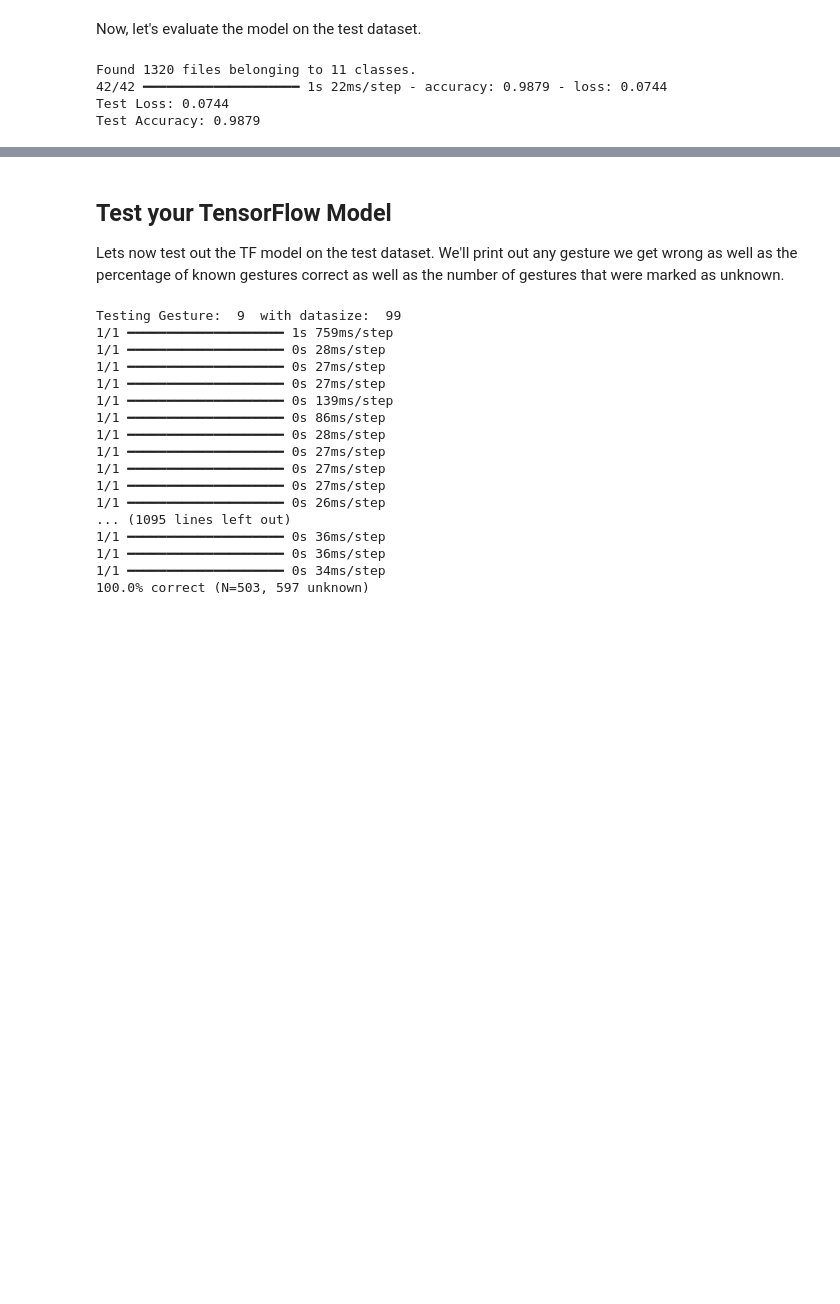
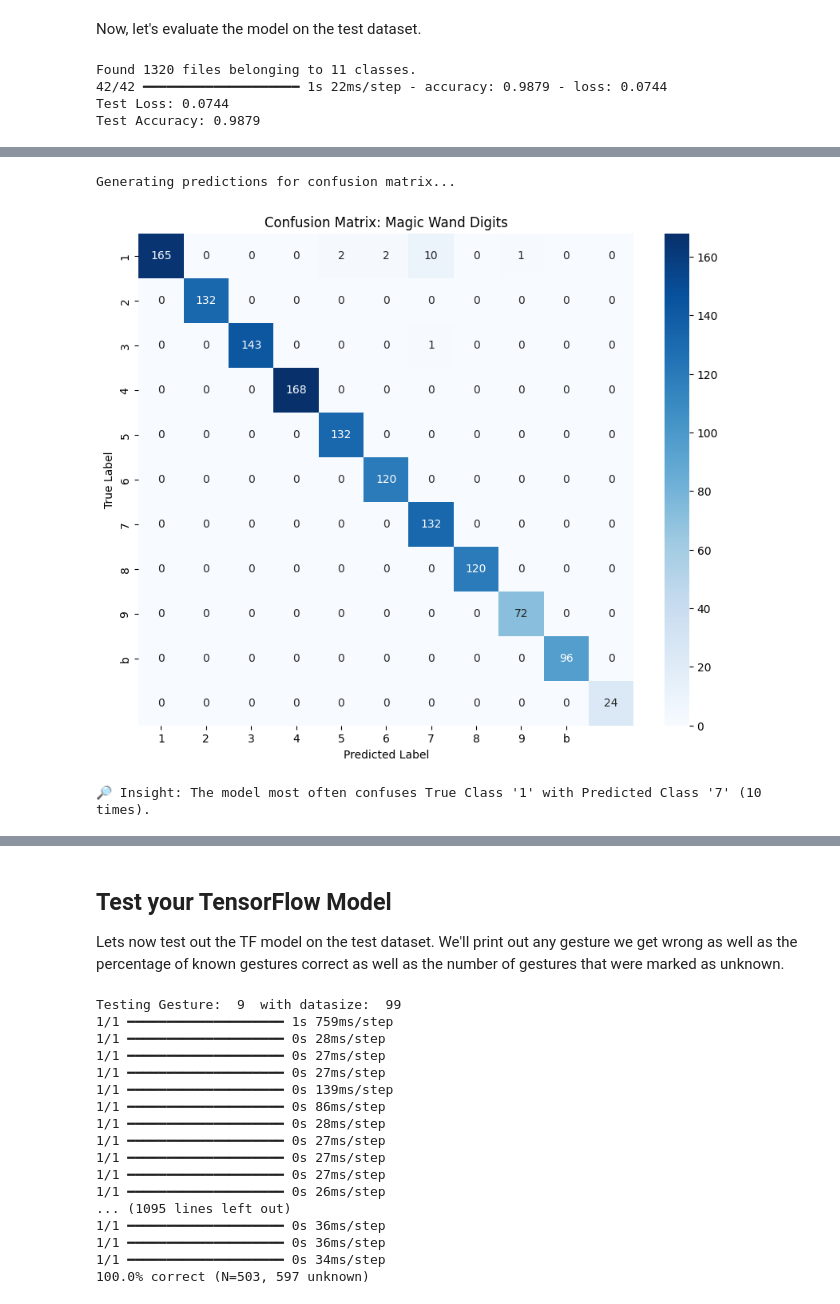
Before and after one commit to louiebisset/IOT, a Jupyter notebook: UoB_IoT_tb2_MagicWand.ipynb, the cells around one changed output, grey strips where cells are left out. Saved outputs shown, nothing was run; the diff lists cells and outputs as text; code cells hidden in the pictures; blank space fills up the shorter version.

```diff
--- a/UoB_IoT_tb2_MagicWand.ipynb
+++ b/UoB_IoT_tb2_MagicWand.ipynb
@@ -730,0 +622,50 @@ Testing Gesture: b with datasize: 24
+# %%
+import numpy as np
+import seaborn as sns
+import matplotlib.pyplot as plt
+from sklearn.metrics import confusion_matrix
+
+def plot_confusion_matrix(model, dataset, class_names):
+    all_preds = []
+    all_labels = []
+
+    print("Generating predictions for confusion matrix...")
+
+    for images, labels in dataset:
+        preds = model.predict(images, verbose=0)
+        all_preds.extend(np.argmax(preds, axis=1))
+        all_labels.extend(np.argmax(labels.numpy(), axis=1))
+
+    cm = confusion_matrix(all_labels, all_preds)
+
+    plt.figure(figsize=(10, 8))
+    sns.heatmap(
+        cm,
+        annot=True,
+        fmt='d',
+        cmap='Blues',
+        xticklabels=class_names,
+        yticklabels=class_names
+    )
+    plt.xlabel('Predicted Label')
+    plt.ylabel('True Label')
+    plt.title('Confusion Matrix: Magic Wand Digits')
+    plt.show()
+
+    cm_no_diag = cm.copy()
+    np.fill_diagonal(cm_no_diag, 0)
+    most_confused_idx = np.unravel_index(np.argmax(cm_no_diag), cm_no_diag.shape)
+
+    print(
+        f"🔎 Insight: The model most often confuses True Class "
+        f"'{class_names[most_confused_idx[0]]}' with Predicted Class "
+        f"'{class_names[most_confused_idx[1]]}' "
+        f"({cm_no_diag[most_confused_idx]} times)."
+    )
+class_names = ['1', '2', '3', '4', '5', '6', '7', '8', '9', 'b']
+
+plot_confusion_matrix(model, test_ds, class_names)
+# %% [output]
+Generating predictions for confusion matrix...
+[figure, added]
+🔎 Insight: The model most often confuses True Class '1' with Predicted Class '7' (10 times).
```
Also changed, not shown: parts of 6 cells of this notebook.
